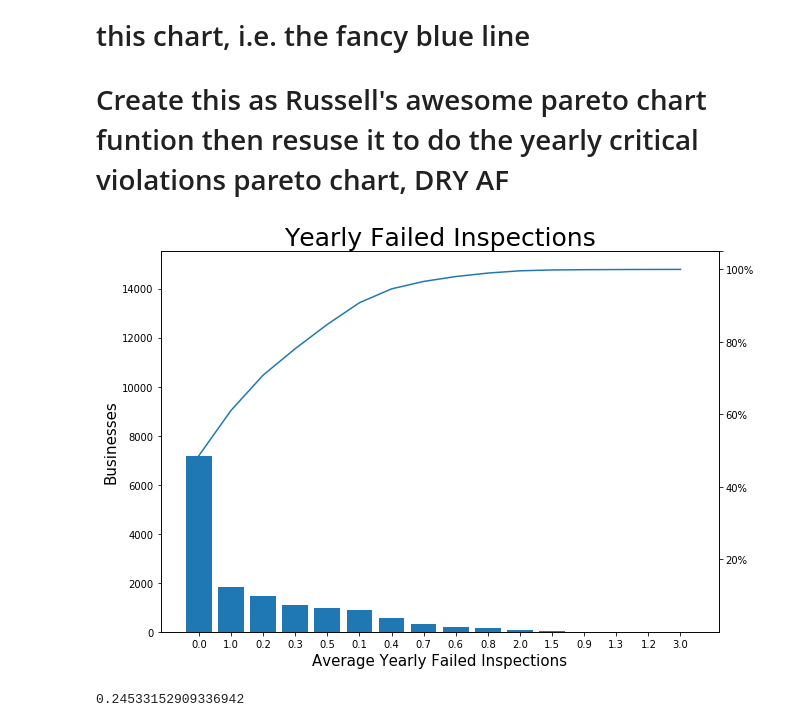
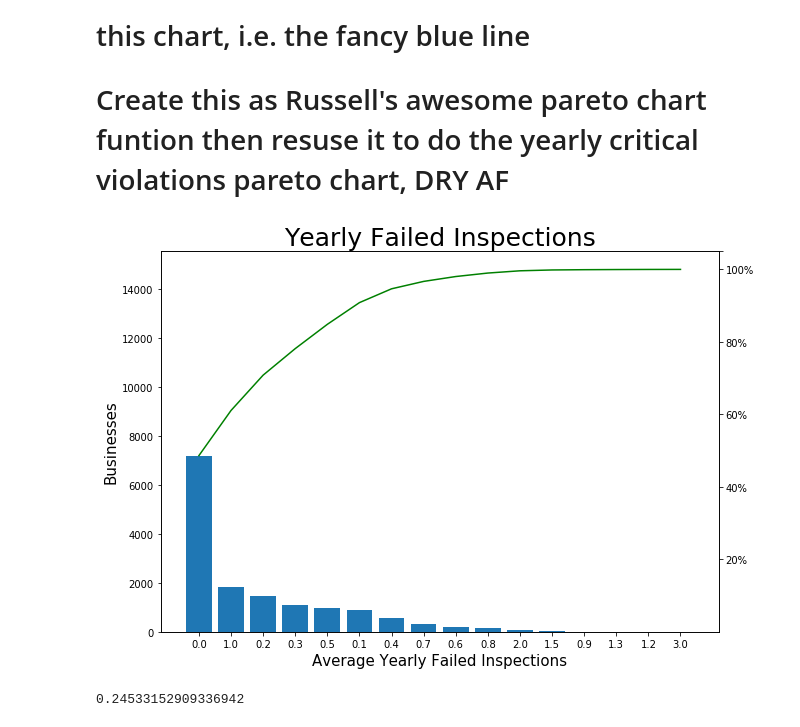
Before and after one commit to Sustainabilist/ChicagoDataAnalysis, a Jupyter notebook: REPORTS/publication_1_draft_3.ipynb, the cells around one changed output. Cells and saved outputs as stored; diff of their text form; code cells hidden in the pictures.

Commit message:
continue making edits on draft 3, add line color parameter to pareto chart

```diff
--- a/REPORTS/publication_1_draft_3.ipynb
+++ b/REPORTS/publication_1_draft_3.ipynb
@@ -487,34 +495,34 @@ To assess whether businesses fail enough inspections for risk analysis to be wor
 # Create this as Russell's awesome pareto chart funtion then resuse it to do the yearly critical violations pareto chart, DRY AF
 # %%
 # Define function to plot pareto chart
-def plot_pareto(series, title, xlabel, ylabel):
+def plot_pareto(series, title, xlabel, ylabel, line_color):
     index = np.arange(len(series))
     fig, ax1 = plt.subplots()
     ax1.bar(index, series)
-    ax1.plot(index, series.cumsum())
+    ax1.plot(index, series.cumsum(), color="green")
     ax1.set_xticks(index)
     ax1.set_xticklabels(series.index)
     ax1.set_title(title, fontsize=25)
     ax1.set_xlabel(xlabel, fontsize=15)
     ax1.set_ylabel(ylabel, fontsize=15)
     ax2 = ax1.twinx()
     ax2.set_yticks([1, 2, 3, 4, 5, 5.25])
     ax2.set_yticklabels(["%d%%"%(x*20) for x in range(1,6)])
     plt.show()
 
 # Count restaurants in each rounded yearly fails bracket
 yearly_fail_counts = businesses.yearly_fails.round(1).value_counts()
 
 # Plot pareto chart
 plt.rcParams['figure.figsize'] = (10, 7)
 plot_pareto(
     yearly_fail_counts,
     "Yearly Failed Inspections",
     "Average Yearly Failed Inspections",
     "Businesses"
 )
 # %% [output]
-[figure, old version]
+[figure, new version]
 # %%
 # Fraction of businesses failing .5 or more inspections yearly
 len(businesses.loc[businesses.yearly_fails >= .5]) / len(businesses)
```
Also changed, not shown: parts of 9 cells of this notebook.
